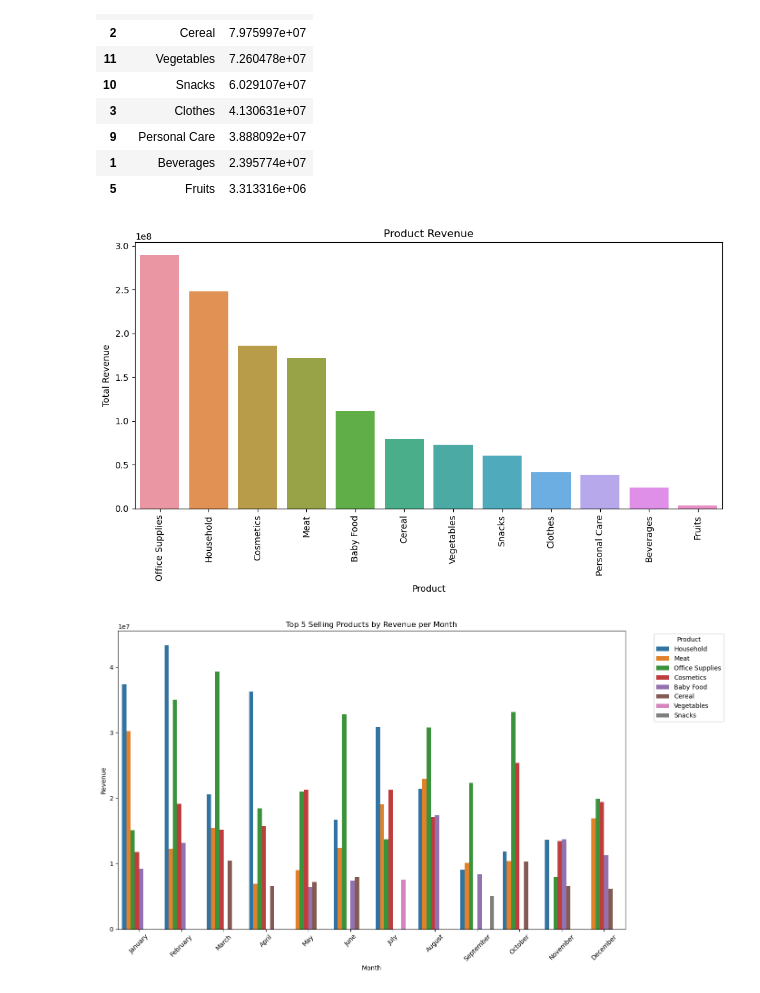
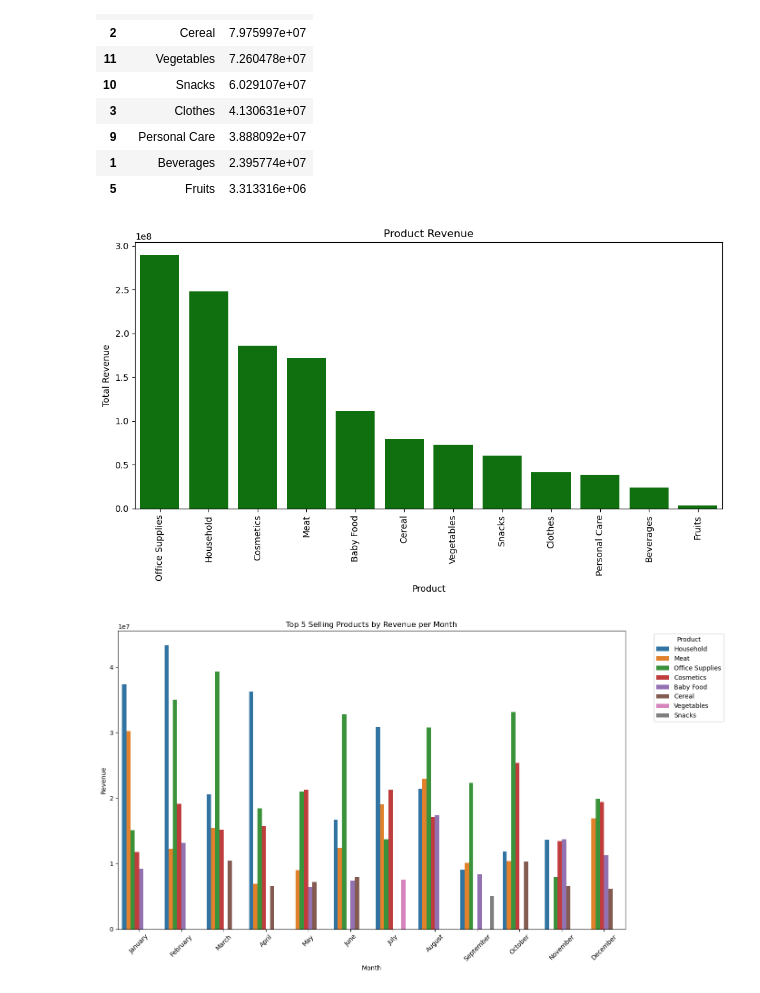
Before and after one commit to Kumarav04/AI-Consulting, a Jupyter notebook: revenue/RevenueOptimizationVisualization.ipynb, the cells around one changed output. Cells and saved outputs as stored; diff of their text form; code cells hidden in the pictures.

Commit message:
Add files via upload
Updated version of the visualization script

```diff
--- a/revenue/RevenueOptimizationVisualization.ipynb
+++ b/revenue/RevenueOptimizationVisualization.ipynb
@@ -94,15 +94,15 @@ product_revenue
 | 5 | Fruits | 3.313316e+06 |
 # %%
 plt.figure(figsize=(10, 6))
-sns.barplot(data=product_revenue, x='Product_Name', y='Revenue')
+sns.barplot(data=product_revenue, x='Product_Name', y='Revenue', color = 'g')
 plt.title('Product Revenue')
 plt.xlabel('Product')
 plt.ylabel('Total Revenue')
 plt.xticks(rotation=90)
 plt.tight_layout()
 plt.savefig('Product Revenue.png')
 # %% [output]
-[figure, old version]
+[figure, new version]
 # %%
 # BAR CHART: TOP SELLING PRODUCT BY MONTH
 
```
Also changed, not shown: parts of 5 cells of this notebook.
